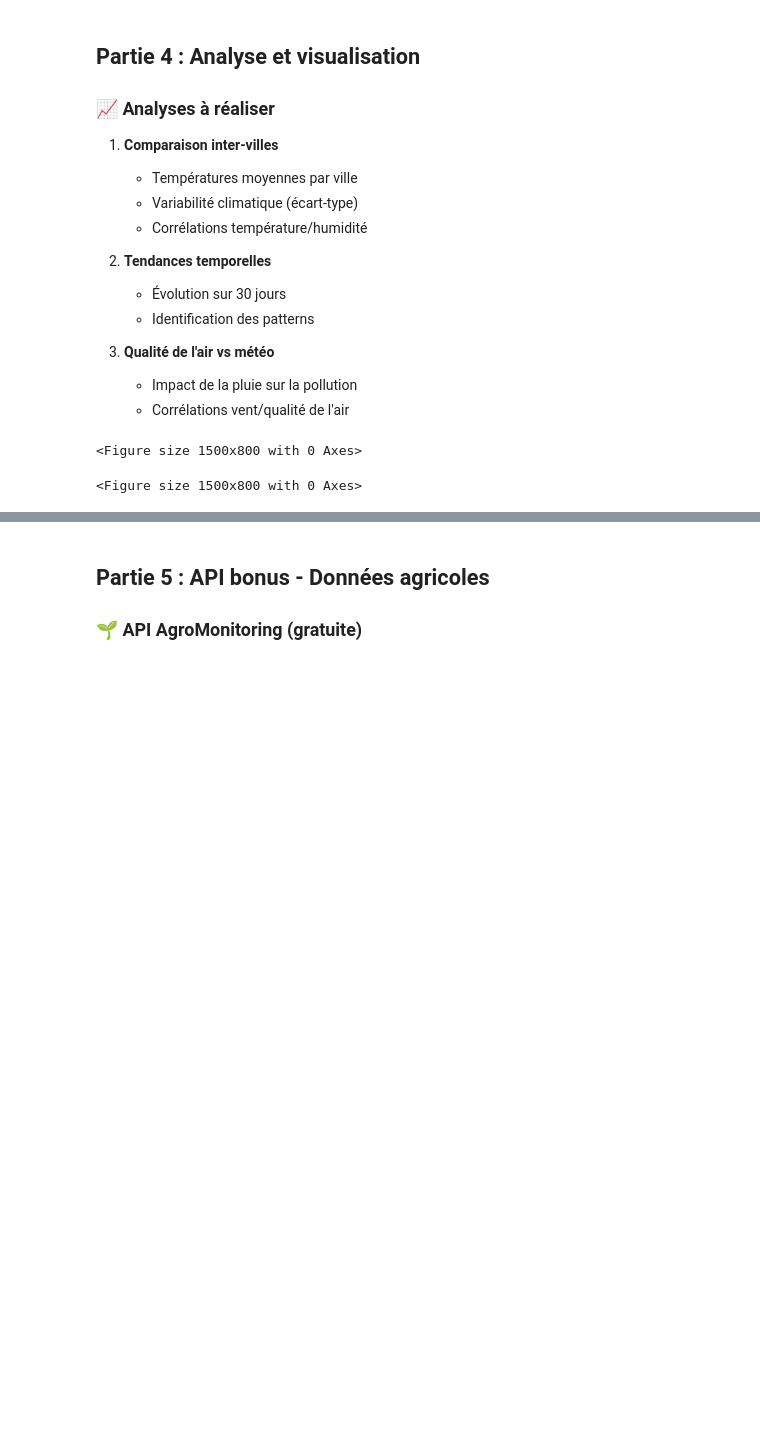
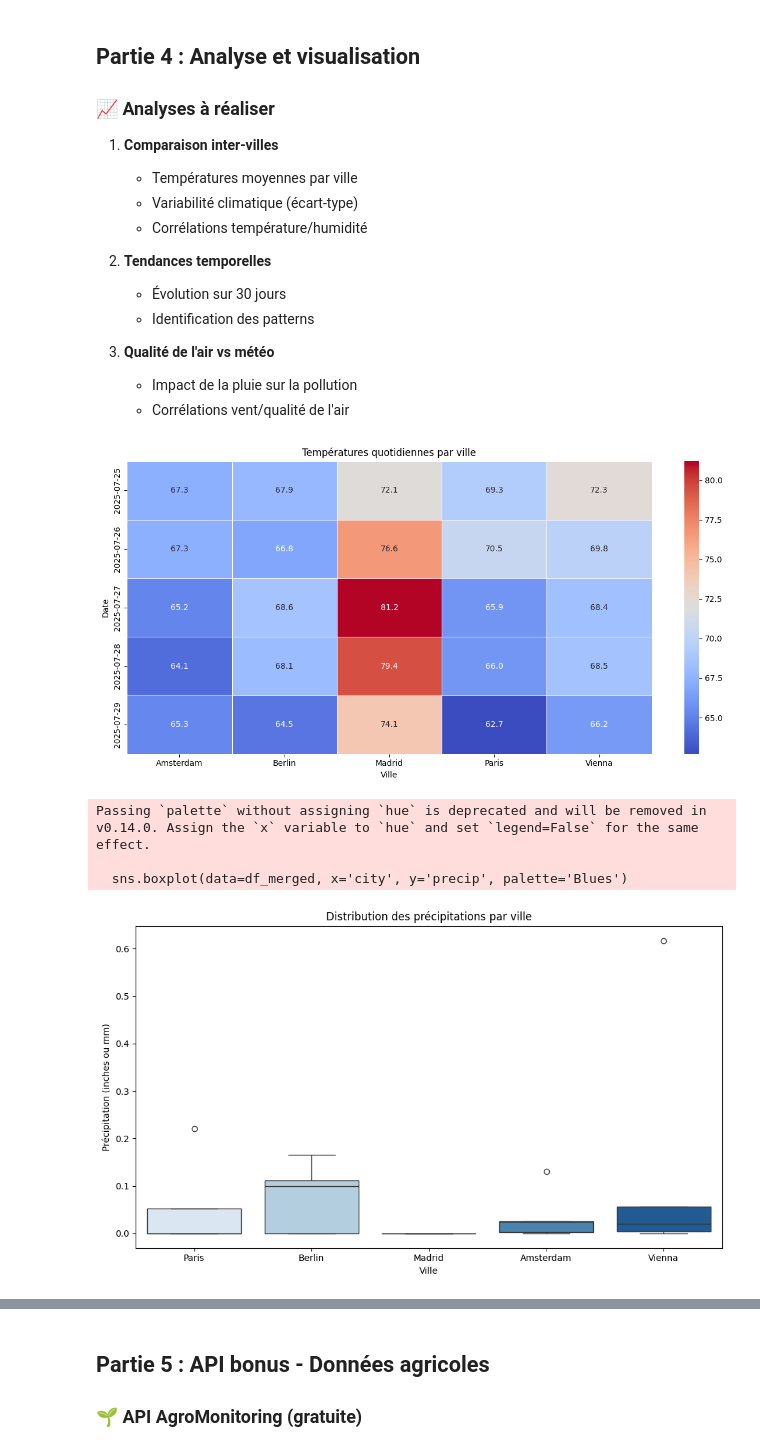
Before and after one commit to nabil-ghazali/D-veloppement-d-une-solution-d-analyse-de-donn-es-multi-technologies, a Jupyter notebook: notebook-1-fondamentaux-python-pour-l-ia-68833fc599c7b162051230.ipynb, the cells around one changed output, grey strips where cells are left out. Drawn from its saved outputs; the diff is of its cells as text; code cells hidden in the pictures; blank space fills up the shorter version.

```diff
--- a/notebook-1-fondamentaux-python-pour-l-ia-68833fc599c7b162051230.ipynb
+++ b/notebook-1-fondamentaux-python-pour-l-ia-68833fc599c7b162051230.ipynb
@@ -372,8 +435,0 @@ print(json.dumps(data_air, indent=2))
-# %%
-# 2. Récupérer l'indice AQI et les composants (PM2.5, PM10, O3, etc.)
-
-data_air= get_air_quality(lat,lon,OW_API_KEY)
-entry = data_air["list"][0]
-print(entry)
-
-print(entry["main"])
@@ -408,20 +584,43 @@ def get_city_coordinates(city, api_key):
 3. **Qualité de l'air vs météo**
    - Impact de la pluie sur la pollution
    - Corrélations vent/qualité de l'air
-# %%
-### 💡 Visualisations guidées
-
-# 1. Heatmap des températures par ville et jour
-plt.figure(figsize=(15, 8))
-
-# Créez un pivot table : villes en colonnes, dates en lignes
-# Utilisez seaborn.heatmap()
-
-# 2. Boxplot comparatif des précipitations
-# Utilisez seaborn.boxplot()
-
-# 3. Scatter plot qualité air vs température
-# Ajoutez une regression line avec seaborn.regplot()
-# %% [output]
-<Figure size 1500x800 with 0 Axes>
-<Figure size 1500x800 with 0 Axes>
+# %%
+### 💡 Visualisations guidées
+
+# 1. Heatmap des températures par ville et jour
+# Créez un pivot table : villes en colonnes, dates en lignes
+# Utilisez seaborn.heatmap()
+pivot_temp = df_merged.pivot_table(index='date', columns='city', values='temp')
+
+plt.figure(figsize=(12, 6))
+sns.heatmap(pivot_temp, cmap='coolwarm', annot=True, fmt=".1f", linewidths=0.5)
+plt.title("Températures quotidiennes par ville")
+plt.xlabel("Ville")
+plt.ylabel("Date")
+plt.tight_layout()
+plt.show()
+
+# 2. Boxplot comparatif des précipitations
+# Utilisez seaborn.boxplot()
+plt.figure(figsize=(10, 6))
+sns.boxplot(data=df_merged, x='city', y='precip', palette='Blues')
+plt.title("Distribution des précipitations par ville")
+plt.xlabel("Ville")
+plt.ylabel("Précipitation (inches ou mm)")
+plt.tight_layout()
+plt.show()
+# 3. Scatter plot qualité air vs température
+# Ajoutez une regression line avec seaborn.regplot()
+plt.figure(figsize=(10, 6))
+sns.regplot(data=df_merged, x='temp', y='aqi', scatter_kws={'alpha':0.6}, line_kws={'color':'red'})
+plt.title("Corrélation entre température et qualité de l'air (AQI)")
+plt.xlabel("Température (°F ou °C)")
+plt.ylabel("Air Quality Index (AQI)")
+plt.tight_layout()
+plt.show()
+# %% [output]
+[figure, added]
+Passing `palette` without assigning `hue` is deprecated and will be removed in v0.14.0. Assign the `x` variable to `hue` and set `legend=False` for the same effect.
+
+  sns.boxplot(data=df_merged, x='city', y='precip', palette='Blues')
+[figure, added]
```
Also changed, not shown: parts of 16 cells of this notebook.
